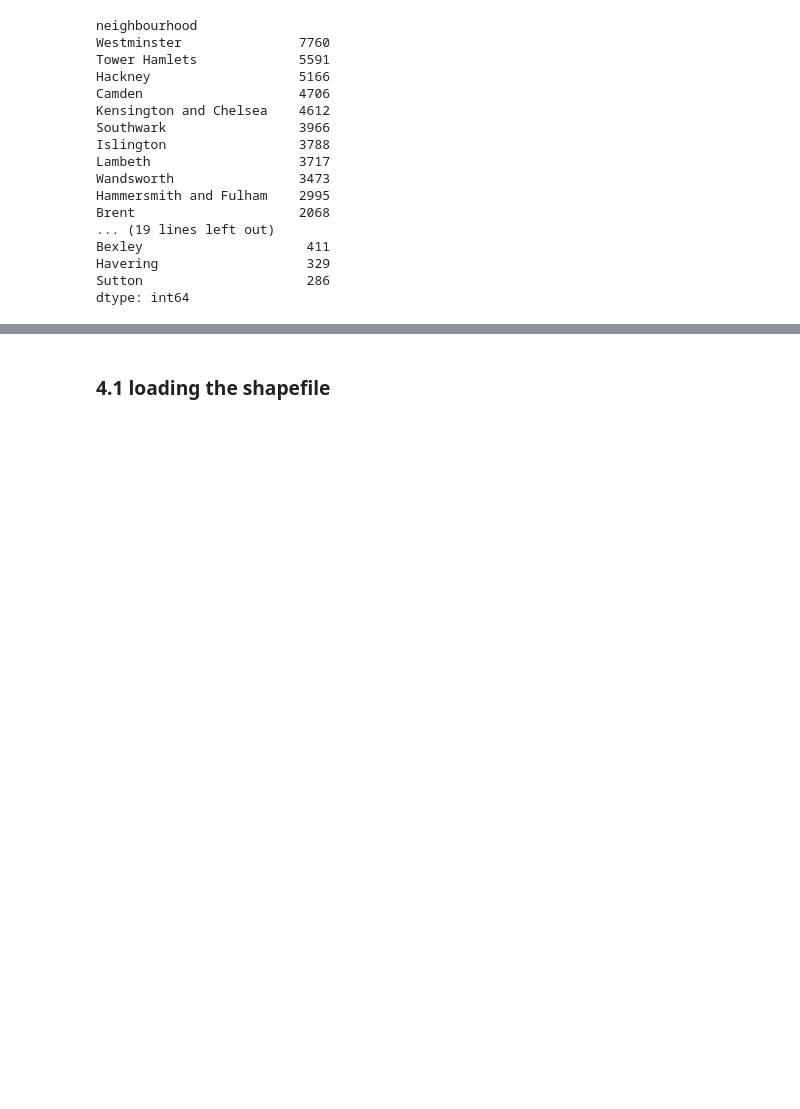
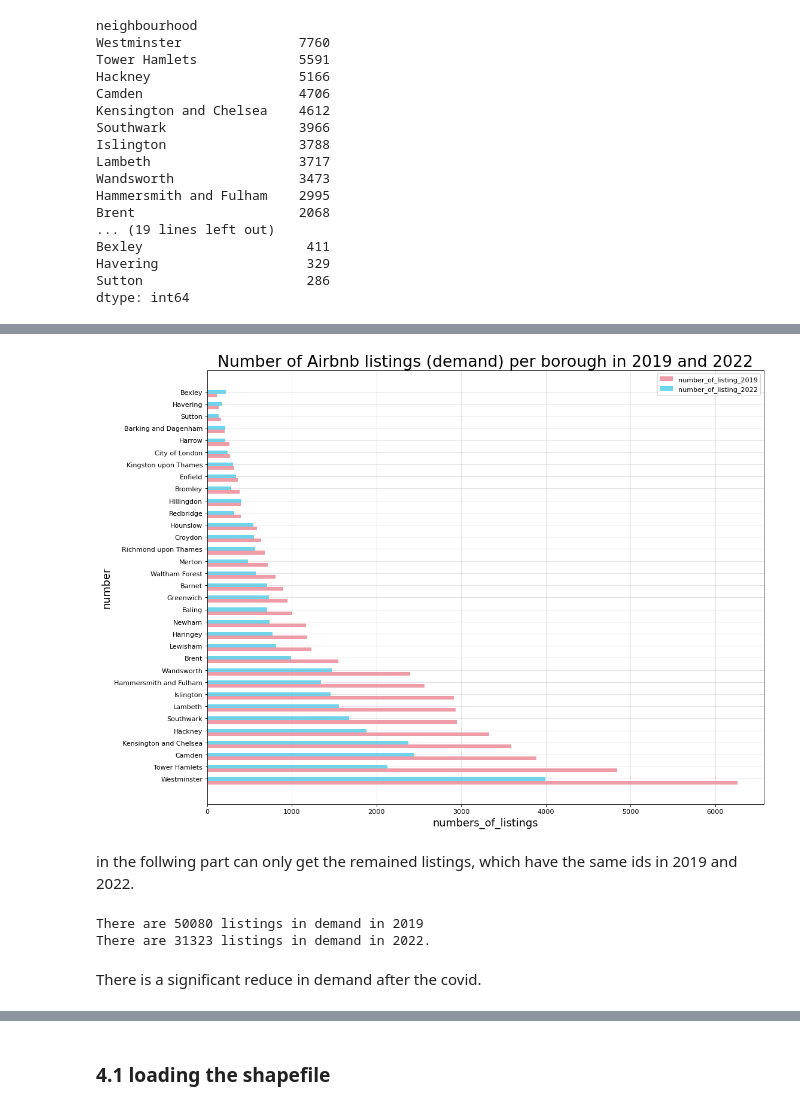
Before and after one commit to Eriswang/fsds_013, a Jupyter notebook: part1_2_0117.ipynb, the cells around one changed output, grey strips where cells are left out. Saved outputs shown, nothing was run; the diff lists cells and outputs as text; code cells hidden in the pictures; blank space fills up the shorter version.

```diff
--- a/part1_2_0117.ipynb
+++ b/part1_2_0117.ipynb
@@ -815,0 +895,3 @@ plt.show()
+# %%
+number_22= supply_22.value_counts(demand_22['neighbourhood'])
+number_22.shape[0]
@@ -815,0 +906,7 @@ plt.show()
+# %%
+# join this two dataframes through neighbourhood name
+demand_19_22 = pd.concat([number_19, number_22], axis = 1)
+
+demand_19_22.columns = ['demands_19', 'demands_22']
+
+demand_19_22
@@ -815,0 +932,4 @@ plt.show()
+# %%
+demand_19_22['change_percent'] = (demand_19_22['demands_22'] - demand_19_22['demands_19']) / demand_19_22['demands_22']
+
+demand_19_22.sort_values(by='change_percent', ascending=False)
@@ -816,3 +955,56 @@ plt.show()
+# %%
+from matplotlib import pyplot as plt
+from matplotlib import font_manager
+
+
+
+#set figure size
+plt.figure(figsize=(15,12),dpi = 80)
+
+#set dataframes
+a = demand_19_22.index.tolist()
+b_1 = demand_19_22.iloc[:, 0].tolist()
+b_2 = demand_19_22.iloc[:, 1].tolist()
+
+height = 0.3
+a1 = list(range(len(a)))
+a2 = [i+height for i in a1]# Axis Offset
+#a3 = [i+height*2 for i in a1]
+
+#plot to check
+plt.barh(range(len(a)),b_1,height= height,label = "number_of_listing_2019",color = "#ee9ca7")
+plt.barh(a2,b_2,height= height,label = "number_of_listing_2022",color = "#6dd5ed")
+
+
+#plot grids
+plt.grid(alpha = 0.4)
+
+# add lables in y axis
+plt.yticks(a2,a,fontsize = 10)
+
+# add legend
+plt.legend()
+
+# add x axis lables and title
+plt.xlabel("numbers_of_listings",fontsize = 16)
+plt.ylabel("number",fontsize = 16)
+plt.title("Number of Airbnb listings (demand) per borough in 2019 and 2022",fontsize = 24)
+
+#plot to check
+plt.show()
+# %% [output]
+[figure, added]
+# %% [markdown]
+in the follwing part can only get the remained listings, which have the same ids in 2019 and 2022.
+# %%
+# two listings demand_19, and demand_22
+print(f"There are {demand_19.shape[0]} listings in demand in 2019")
+print(f"There are {demand_22.shape[0]} listings in demand in 2022.")
+# %% [output]
+There are 50080 listings in demand in 2019
+There are 31323 listings in demand in 2022.
+# %% [markdown]
+There is a significant reduce in demand after the covid.
 # %%
 remain_list = pd.merge(demand_19, demand_22, how ='inner', on =['id'])
 
```
Also changed, not shown: parts of 31 cells of this notebook.
